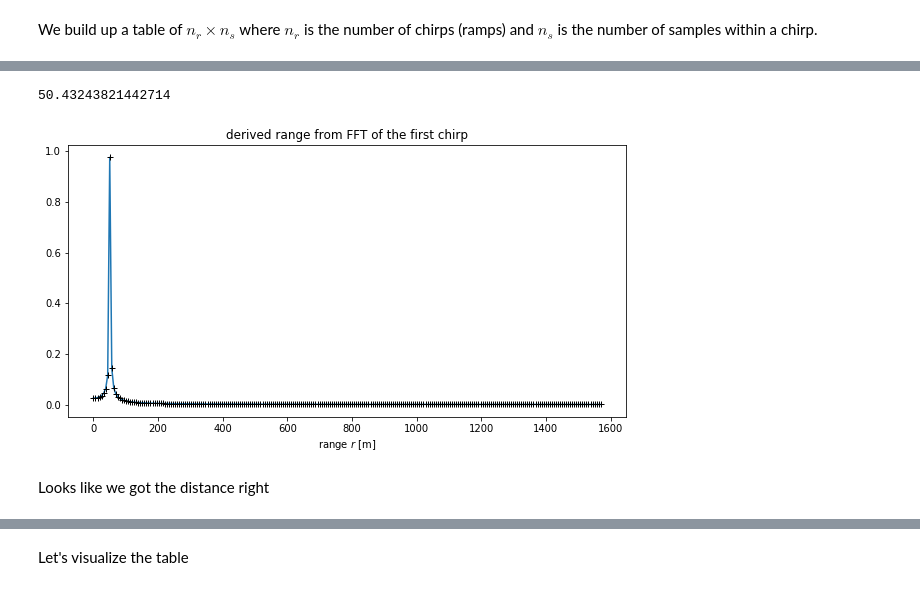
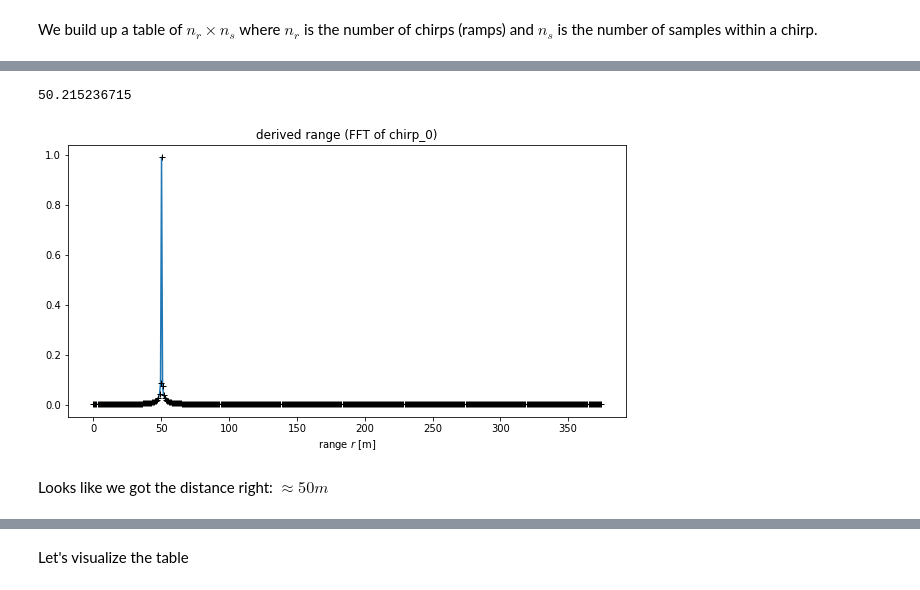
Before and after one commit to kopytjuk/python-fmcw, a Jupyter notebook: RADAR.ipynb, the cells around one changed output, grey strips where cells are left out. Drawn from its saved outputs; the diff is of its cells as text; code cells hidden in the pictures.

```diff
--- a/RADAR.ipynb
+++ b/RADAR.ipynb
@@ -353,3 +387,5 @@ for chirp_nr in range(n_r):
 # %%
-table_df = pd.DataFrame(data=table, columns=["sample_%03d"%i for i in range(n_s)], index=["chirp_%03d"%i for i in range(n_r)])
+table_df = pd.DataFrame(data=table,
+                        columns=["sample_%03d"%i for i in range(n_s)],
+                        index=["chirp_%03d"%i for i in range(n_r)])
 # %%
@@ -373 +416,4 @@ frequencies = np.linspace(0, f_s/2, n_s//2)
+# %%
+# frequencies found by FFT, will be used later
+frequencies = np.arange(0, n_s//2)*f_s/n_s
 # %%
@@ -395,15 +451,17 @@ each frequency is referred to a range
 # %%
 def freq_to_range(f):
-    return 2*np.pi*f*c/(2*m_w)
+    return f*c/(2*m_w)
+# %%
+ranges = freq_to_range(frequencies)
 # %%
 plt.figure(figsize=(10,5))
-plt.plot(freq_to_range(frequencies), 2.0/n_s*np.abs(chirp0_magnitude[0:n_s//2]))
-plt.plot(freq_to_range(frequencies), 2.0/n_s*np.abs(chirp0_magnitude[0:n_s//2]), "k+")
+plt.plot(ranges, 2.0/n_s*np.abs(chirp0_magnitude[0:n_s//2]))
+plt.plot(ranges, 2.0/n_s*np.abs(chirp0_magnitude[0:n_s//2]), "k+")
 plt.xlabel("range $r$ [m]")
-plt.title("derived range from FFT of the first chirp")
+plt.title("derived range (FFT of chirp_0)")
 print(freq_to_range(frequencies)[np.argmax(2.0/n_s*np.abs(chirp0_magnitude[0:n_s//2]))])
 # %% [output]
-50.43243821442714
+50.215236715
-[figure, old version]
+[figure, new version]
 # %% [markdown]
-Looks like we got the distance right
+Looks like we got the distance right: $\approx 50m$
```
Also changed, not shown: parts of 75 cells of this notebook.
